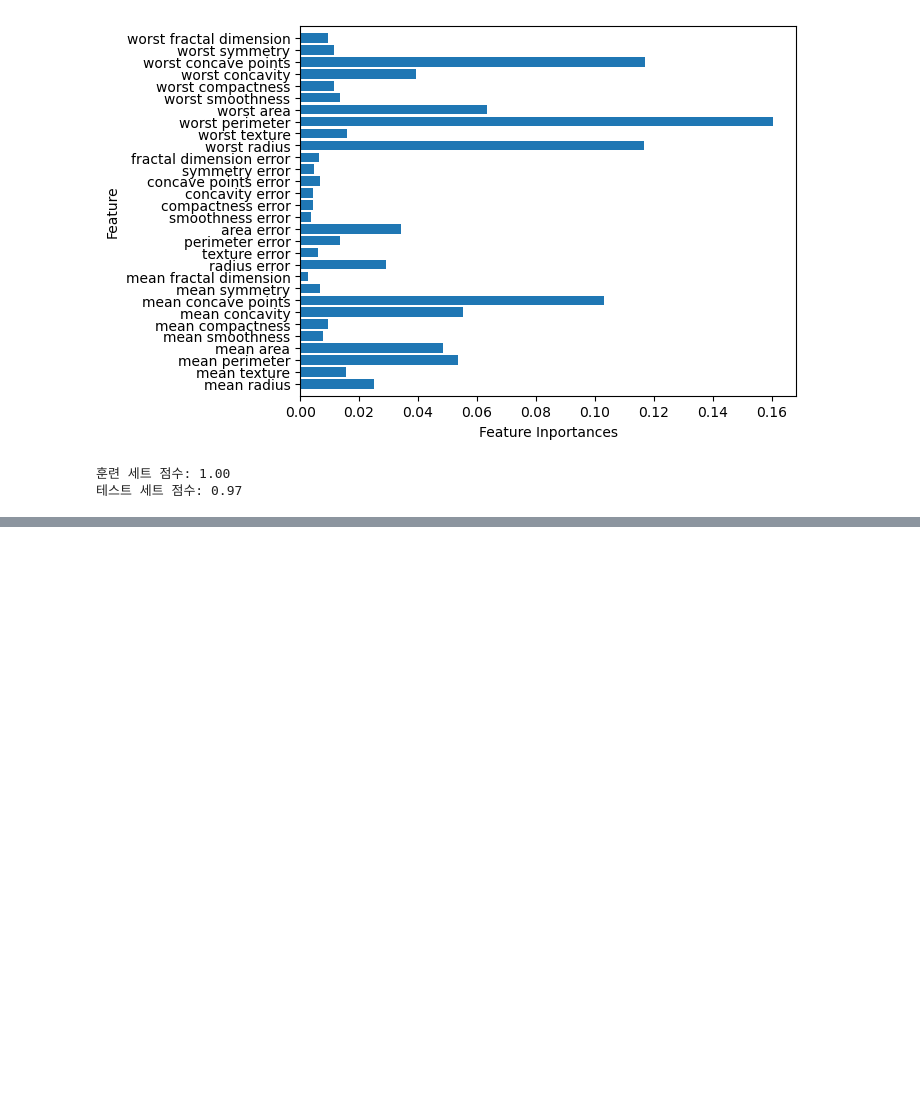
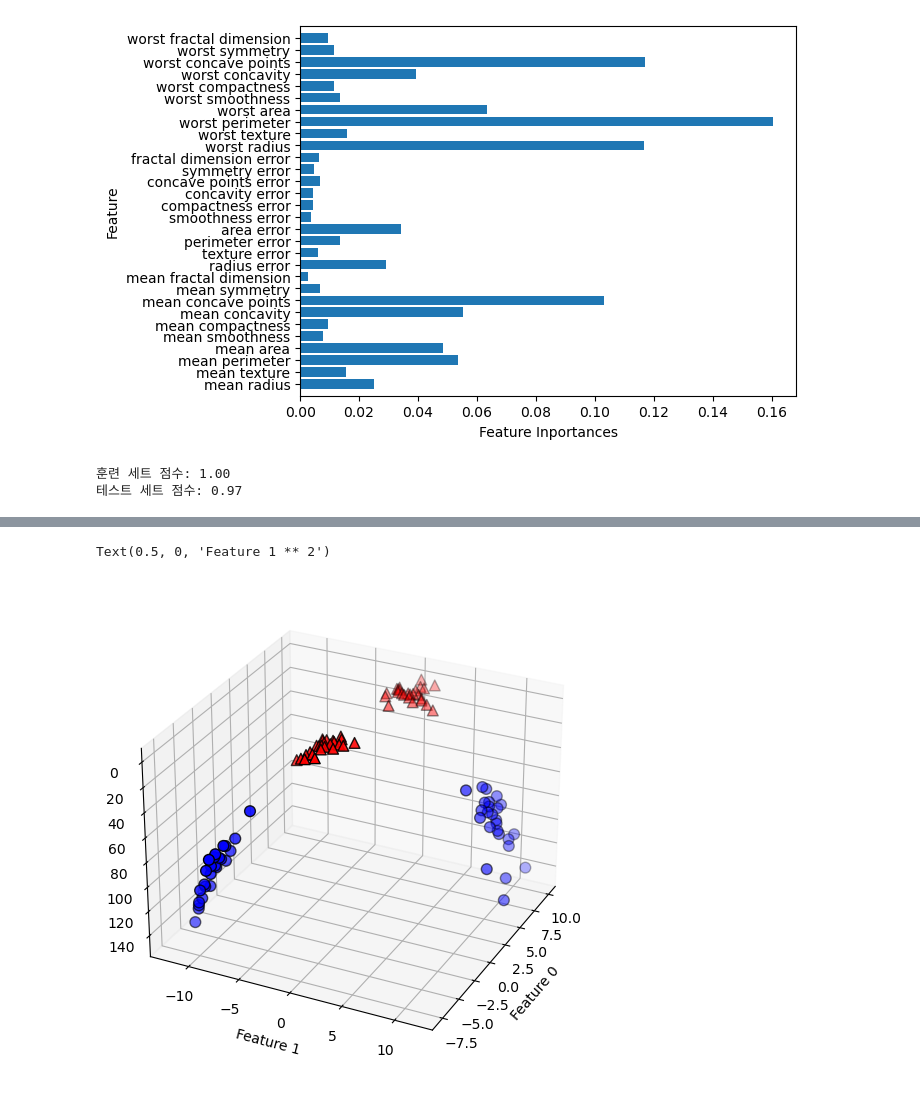
Before and after one commit to sbs24013/CCT, a Jupyter notebook: 파이썬 라이브러리를 활용한 머신러닝/02 지도학습.ipynb, the cells around one changed output, grey strips where cells are left out. Saved outputs shown, nothing was run; the diff lists cells and outputs as text; code cells hidden in the pictures; blank space fills up the shorter version.

```diff
--- a/파이썬 라이브러리를 활용한 머신러닝/02 지도학습.ipynb
+++ b/파이썬 라이브러리를 활용한 머신러닝/02 지도학습.ipynb
@@ -784,0 +818,32 @@ gbrt = GradientBoostingClassifier(random_state=0, max_depth=1)
+# %%
+import numpy as np
+import matplotlib
+
+# 두 번째 특성을 제곱하여 추가
+X_new = np.hstack([X, X[:, 1:] ** 2])
+
+from mpl_toolkits.mplot3d import Axes3D, axes3d
+figure = plt.figure()
+
+if matplotlib.__version__ > '3.4':
+  # Axes3D가 자동으로 그림에 추가되는 방식은 3.4 버번에서 deprecated 되었다
+  # 이 경고를 피하려면 auto_add_to_figure=False 를 지정하고
+  # figure.add_axes(ax)로 직접 추가
+  ax = Axes3D(figure, elev=-152, azim=-26, auto_add_to_figure=False)
+  figure.add_axes(ax)
+else:
+  ax = Axes3D(figure, elev=-152, azim=-26)
+
+# y == 0 인 포인트를 먼저 그리고 그 다음 y == 1인 포인트를 그린다
+mask = y == 0
+
+ax.scatter(X_new[mask, 0], X_new[mask, 1], X_new[mask, 2], c='b', s=60, edgecolor='k')
+ax.scatter(X_new[~mask, 0], X_new[~mask, 1], X_new[~mask, 2], c='r', marker='^', s=60, edgecolor='k')
+
+
+ax.set_xlabel("Feature 0")
+ax.set_ylabel("Feature 1")
+ax.set_zlabel("Feature 1 ** 2")
+# %% [output]
+Text(0.5, 0, 'Feature 1 ** 2')
+[figure, added]
```
Also changed, not shown: parts of 11 cells of this notebook, 9 other files.
